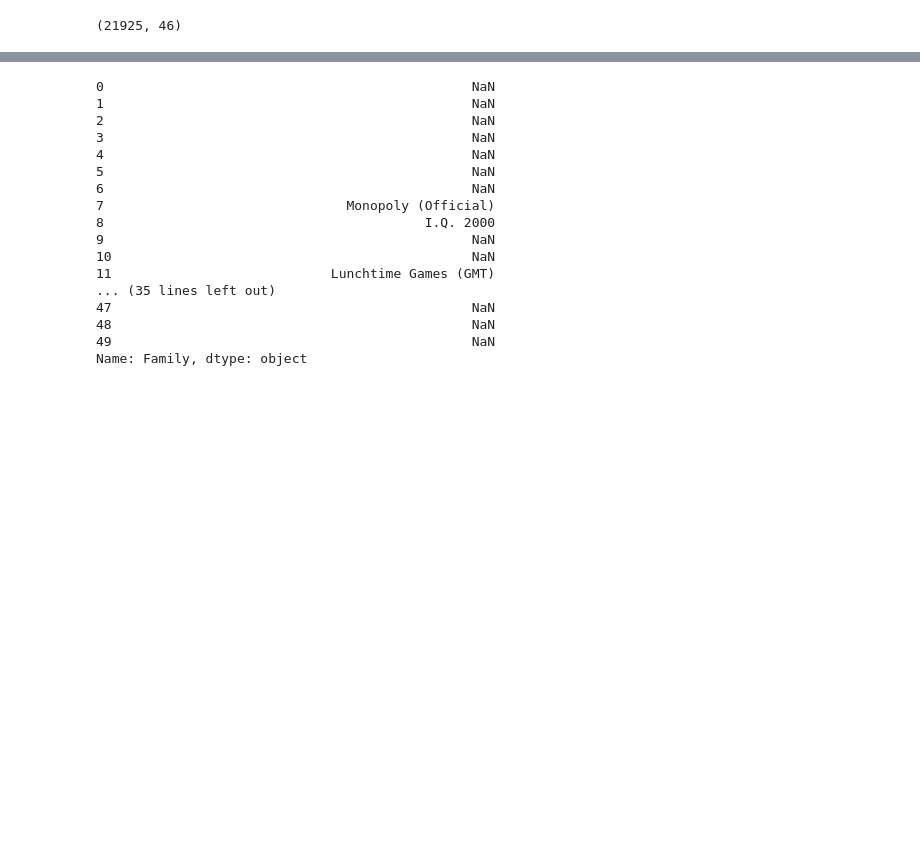
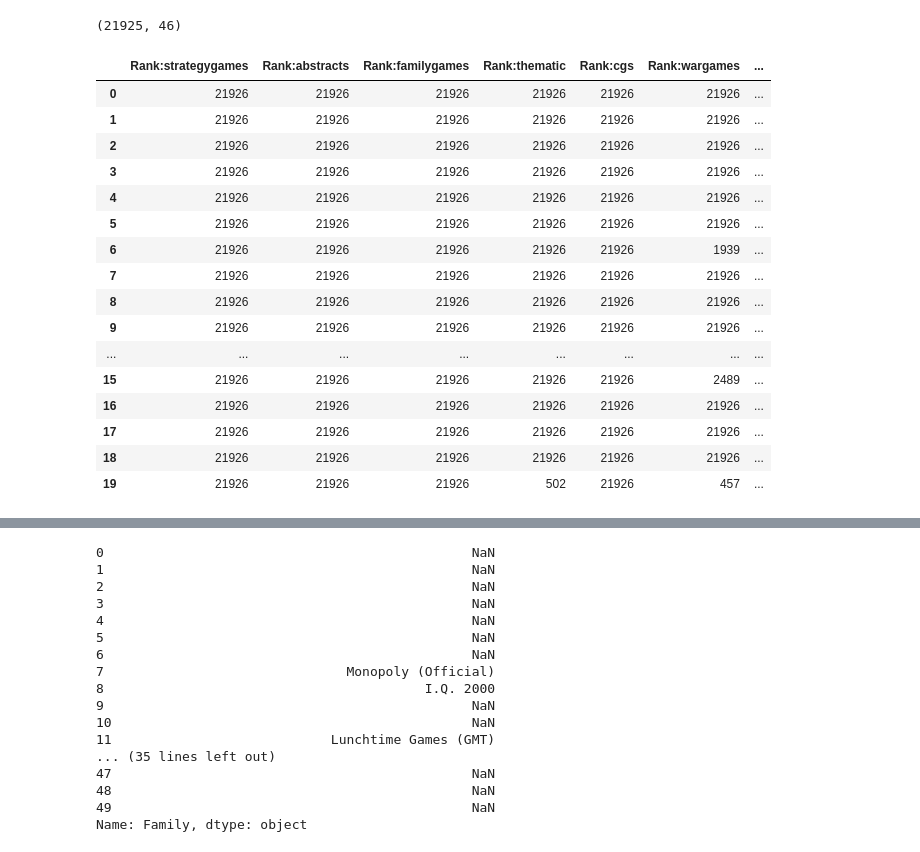
Before and after one commit to iamalessiastocco/dm1-project-boardgames, a Jupyter notebook: notebook/01_data_understanding.ipynb, the cells around one changed output, grey strips where cells are left out. Drawn from its saved outputs; the diff is of its cells as text; code cells hidden in the pictures; blank space fills up the shorter version.

Commit message:
rank visualizzato

```diff
--- a/notebook/01_data_understanding.ipynb
+++ b/notebook/01_data_understanding.ipynb
@@ -26,6 +26,26 @@ df
 df.shape #found the number of rows and columns
 # %% [output]
 (21925, 46)
+# %%
+df.loc[:,['Rank:strategygames','Rank:abstracts', 'Rank:familygames', 'Rank:thematic', 'Rank:cgs', 'Rank:wargames', 'Rank:partygames', 'Rank:childrensgames']].head(20) #selecting only the rank columns for all game types
+# %% [output]
+|  | Rank:strategygames | Rank:abstracts | Rank:familygames | Rank:thematic | Rank:cgs | Rank:wargames | ... |
+| 0 | 21926 | 21926 | 21926 | 21926 | 21926 | 21926 | ... |
+| 1 | 21926 | 21926 | 21926 | 21926 | 21926 | 21926 | ... |
+| 2 | 21926 | 21926 | 21926 | 21926 | 21926 | 21926 | ... |
+| 3 | 21926 | 21926 | 21926 | 21926 | 21926 | 21926 | ... |
+| 4 | 21926 | 21926 | 21926 | 21926 | 21926 | 21926 | ... |
+| 5 | 21926 | 21926 | 21926 | 21926 | 21926 | 21926 | ... |
+| 6 | 21926 | 21926 | 21926 | 21926 | 21926 | 1939 | ... |
+| 7 | 21926 | 21926 | 21926 | 21926 | 21926 | 21926 | ... |
+| 8 | 21926 | 21926 | 21926 | 21926 | 21926 | 21926 | ... |
+| 9 | 21926 | 21926 | 21926 | 21926 | 21926 | 21926 | ... |
+| ... | ... | ... | ... | ... | ... | ... | ... |
+| 15 | 21926 | 21926 | 21926 | 21926 | 21926 | 2489 | ... |
+| 16 | 21926 | 21926 | 21926 | 21926 | 21926 | 21926 | ... |
+| 17 | 21926 | 21926 | 21926 | 21926 | 21926 | 21926 | ... |
+| 18 | 21926 | 21926 | 21926 | 21926 | 21926 | 21926 | ... |
+| 19 | 21926 | 21926 | 21926 | 502 | 21926 | 457 | ... |
 # %%
 df.head(5) #the first five records of the dataset
 # %% [output]
```
